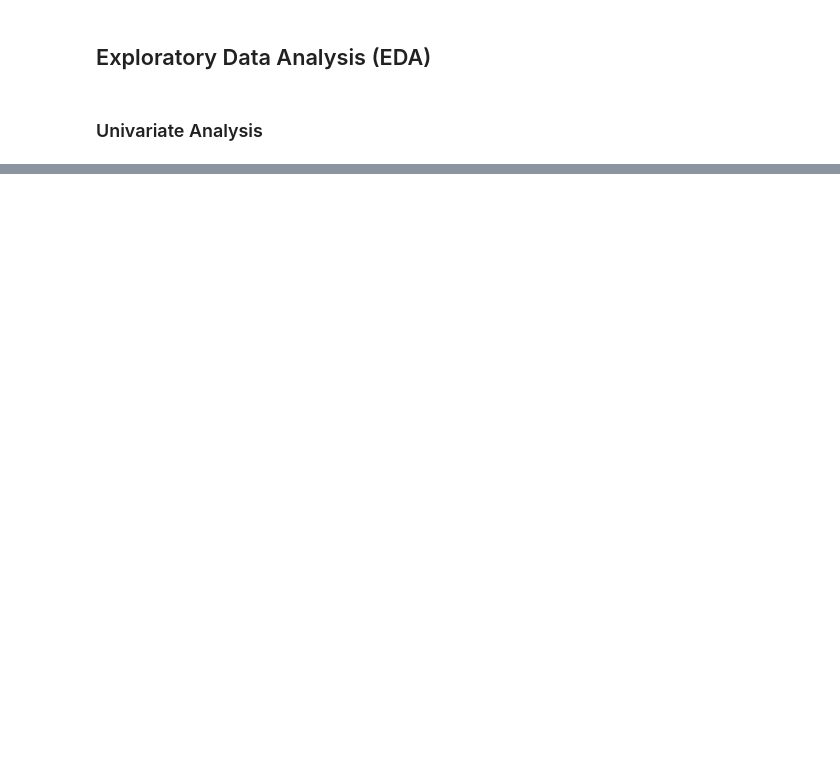
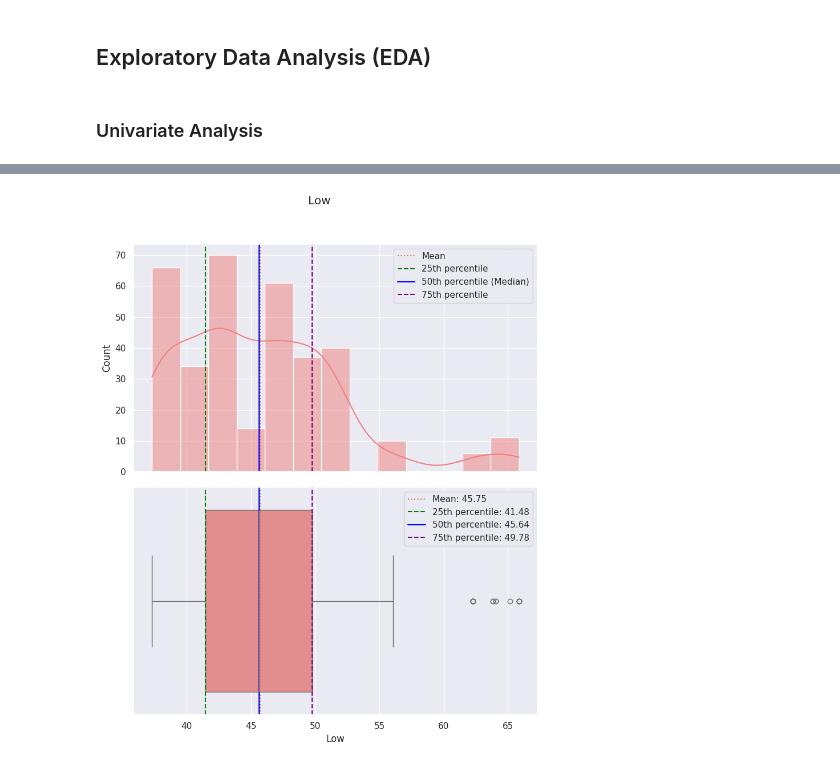
Before and after one commit to Rajesh2015/Credit-Card-Transaction-Sql-Analysis, a Jupyter notebook: IP_Stock_Market_News_Sentiment_Analysis_and_Summarization_Solution.ipynb, the cells around one changed output, grey strips where cells are left out. Cells and saved outputs as stored; diff of their text form; code cells hidden in the pictures; blank space fills up the shorter version.

```diff
--- a/IP_Stock_Market_News_Sentiment_Analysis_and_Summarization_Solution.ipynb
+++ b/IP_Stock_Market_News_Sentiment_Analysis_and_Summarization_Solution.ipynb
@@ -200,0 +648,4 @@ dtype: int64
+# %%
+plot_histogram_and_boxplot(df=data,column='Low',xlabel='Low',ylabel='Count',title='Low')
+# %% [output]
+[figure, added]
```
Also changed, not shown: parts of 31 cells of this notebook.
